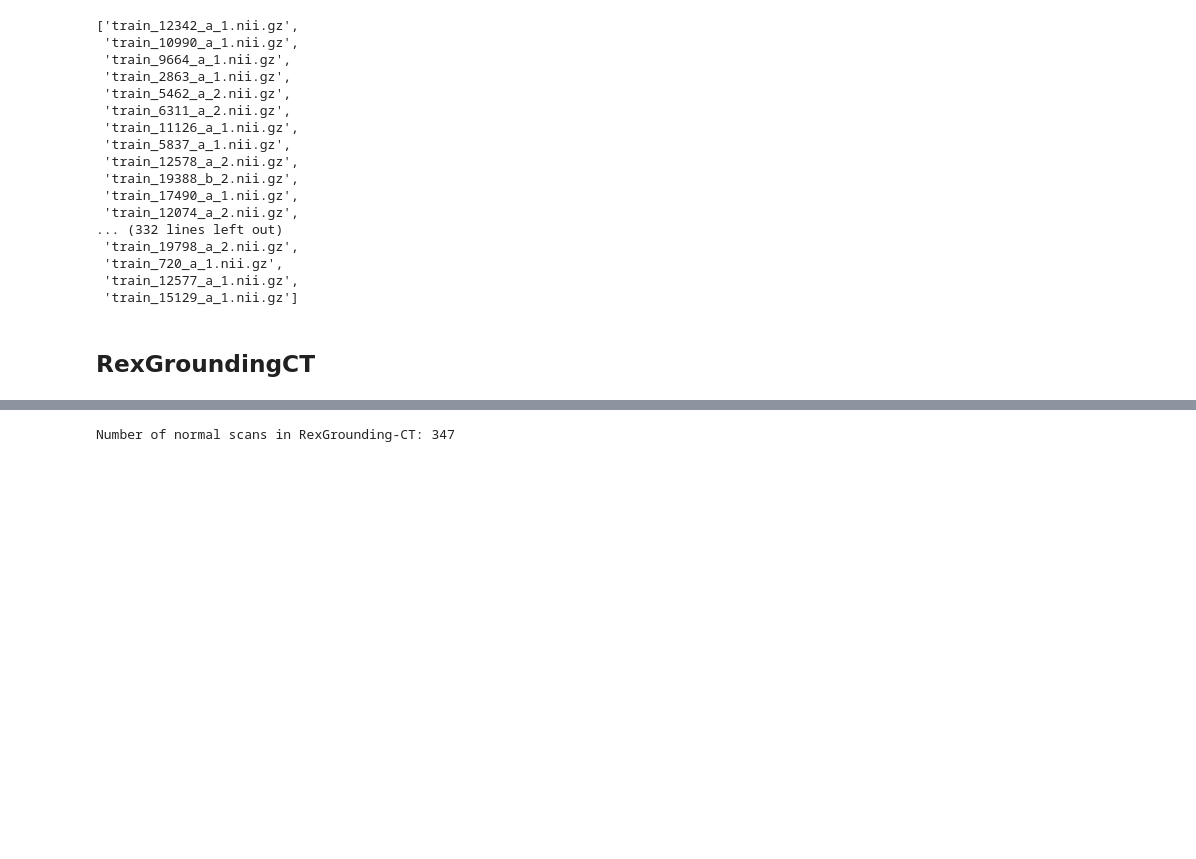
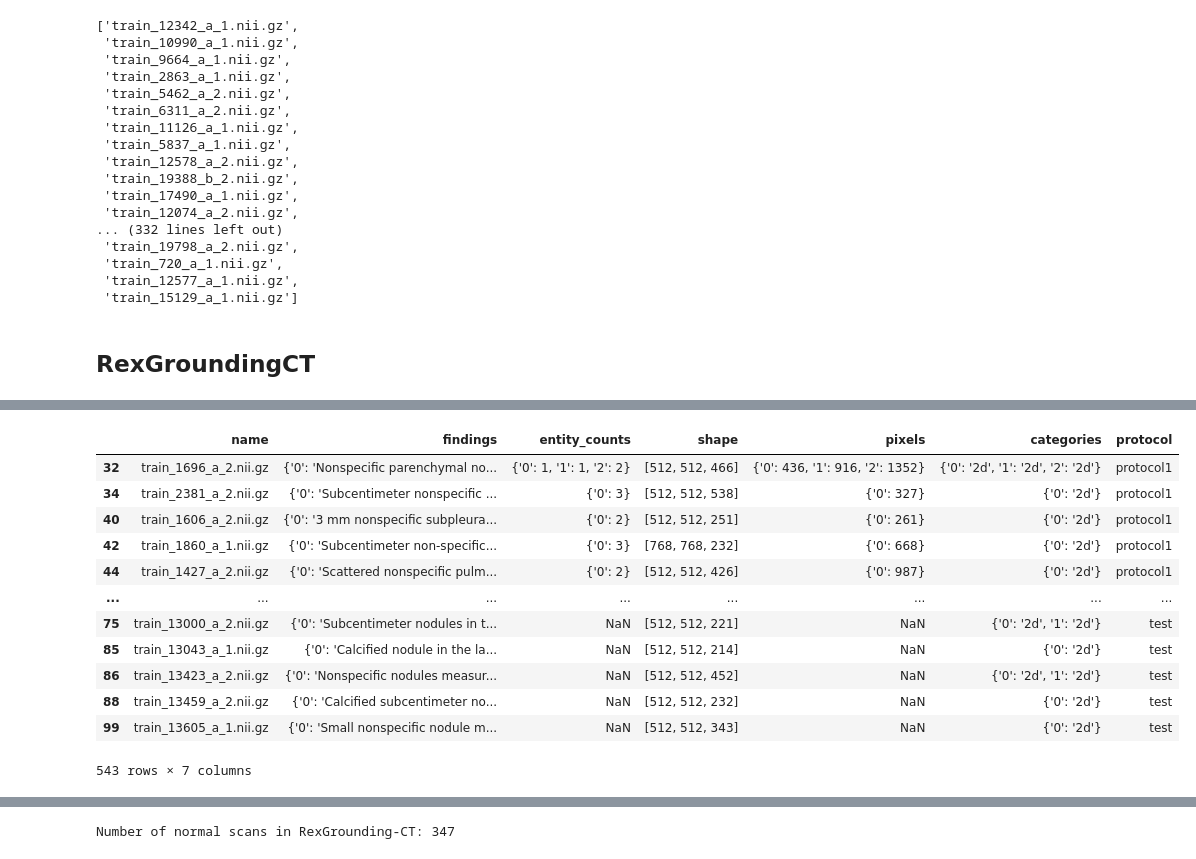
Before and after one commit to ckekula/fyp-3d-ct, a Jupyter notebook: models/eda.ipynb, the cells around one changed output, grey strips where cells are left out. Saved outputs shown, nothing was run; the diff lists cells and outputs as text; code cells hidden in the pictures; blank space fills up the shorter version.

```diff
--- a/models/eda.ipynb
+++ b/models/eda.ipynb
@@ -396,0 +407,28 @@ category_df
+# %%
+scans_with_only_1c = []
+
+for split in ["train", "val", "test"]:
+    df = pd.DataFrame(rex_data[split])
+
+    for _, row in df.iterrows():
+        cats = set(row["categories"].values())
+
+        if cats == {"2d"}:
+            scans_with_only_1c.append(row)
+# %%
+scans_with_only_1c_df = pd.DataFrame(scans_with_only_1c)
+scans_with_only_1c_df
+# %% [output]
+|  | name | findings | entity_counts | shape | pixels | categories | protocol |
+| 32 | train_1696_a_2.nii.gz | {'0': 'Nonspecific parenchymal no... | {'0': 1, '1': 1, '2': 2} | [512, 512, 466] | {'0': 436, '1': 916, '2': 1352} | {'0': '2d', '1': '2d', '2': '2d'} | protocol1 |
+| 34 | train_2381_a_2.nii.gz | {'0': 'Subcentimeter nonspecific ... | {'0': 3} | [512, 512, 538] | {'0': 327} | {'0': '2d'} | protocol1 |
+| 40 | train_1606_a_2.nii.gz | {'0': '3 mm nonspecific subpleura... | {'0': 2} | [512, 512, 251] | {'0': 261} | {'0': '2d'} | protocol1 |
+| 42 | train_1860_a_1.nii.gz | {'0': 'Subcentimeter non-specific... | {'0': 3} | [768, 768, 232] | {'0': 668} | {'0': '2d'} | protocol1 |
+| 44 | train_1427_a_2.nii.gz | {'0': 'Scattered nonspecific pulm... | {'0': 2} | [512, 512, 426] | {'0': 987} | {'0': '2d'} | protocol1 |
+| ... | ... | ... | ... | ... | ... | ... | ... |
+| 75 | train_13000_a_2.nii.gz | {'0': 'Subcentimeter nodules in t... | NaN | [512, 512, 221] | NaN | {'0': '2d', '1': '2d'} | test |
+| 85 | train_13043_a_1.nii.gz | {'0': 'Calcified nodule in the la... | NaN | [512, 512, 214] | NaN | {'0': '2d'} | test |
+| 86 | train_13423_a_2.nii.gz | {'0': 'Nonspecific nodules measur... | NaN | [512, 512, 452] | NaN | {'0': '2d', '1': '2d'} | test |
+| 88 | train_13459_a_2.nii.gz | {'0': 'Calcified subcentimeter no... | NaN | [512, 512, 232] | NaN | {'0': '2d'} | test |
+| 99 | train_13605_a_1.nii.gz | {'0': 'Small nonspecific nodule m... | NaN | [512, 512, 343] | NaN | {'0': '2d'} | test |
+543 rows × 7 columns
```
Also changed, not shown: parts of 5 cells of this notebook, 1 other file.
